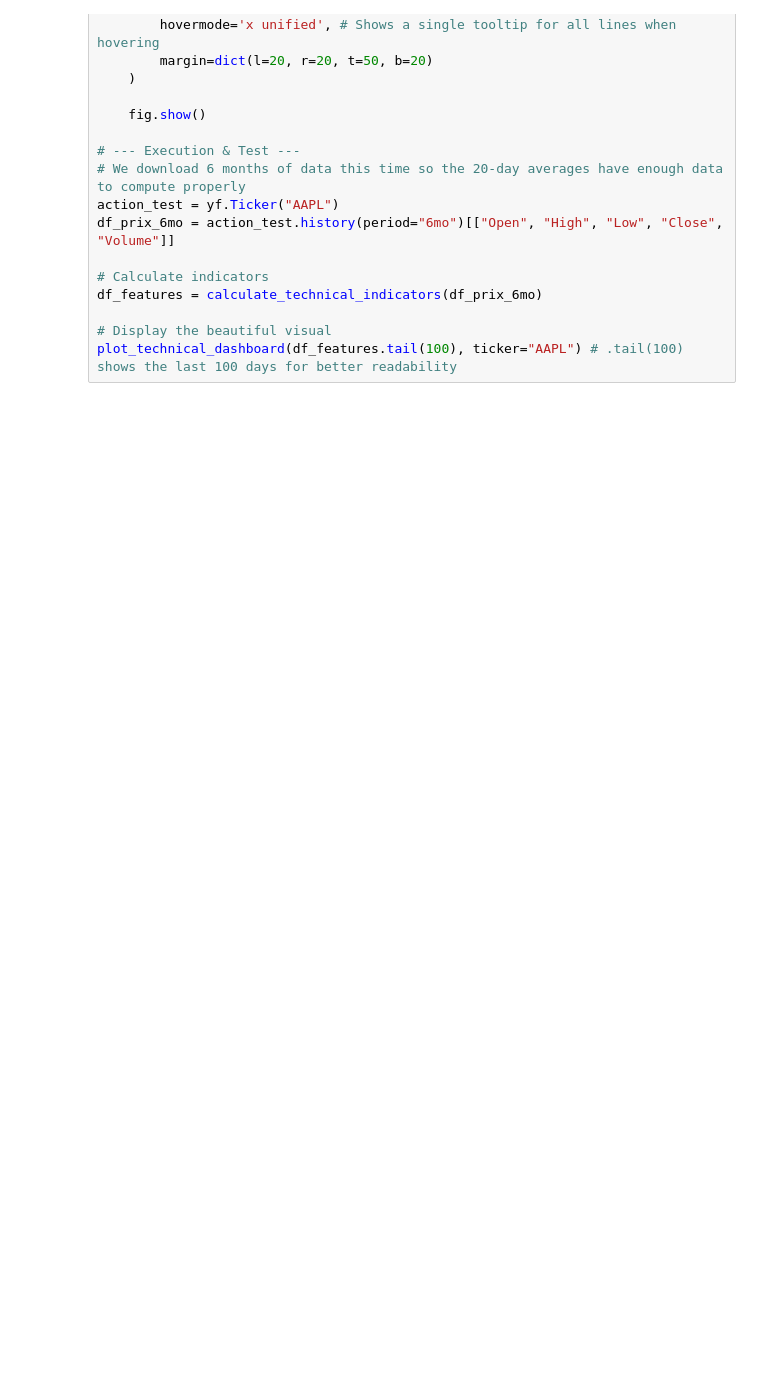
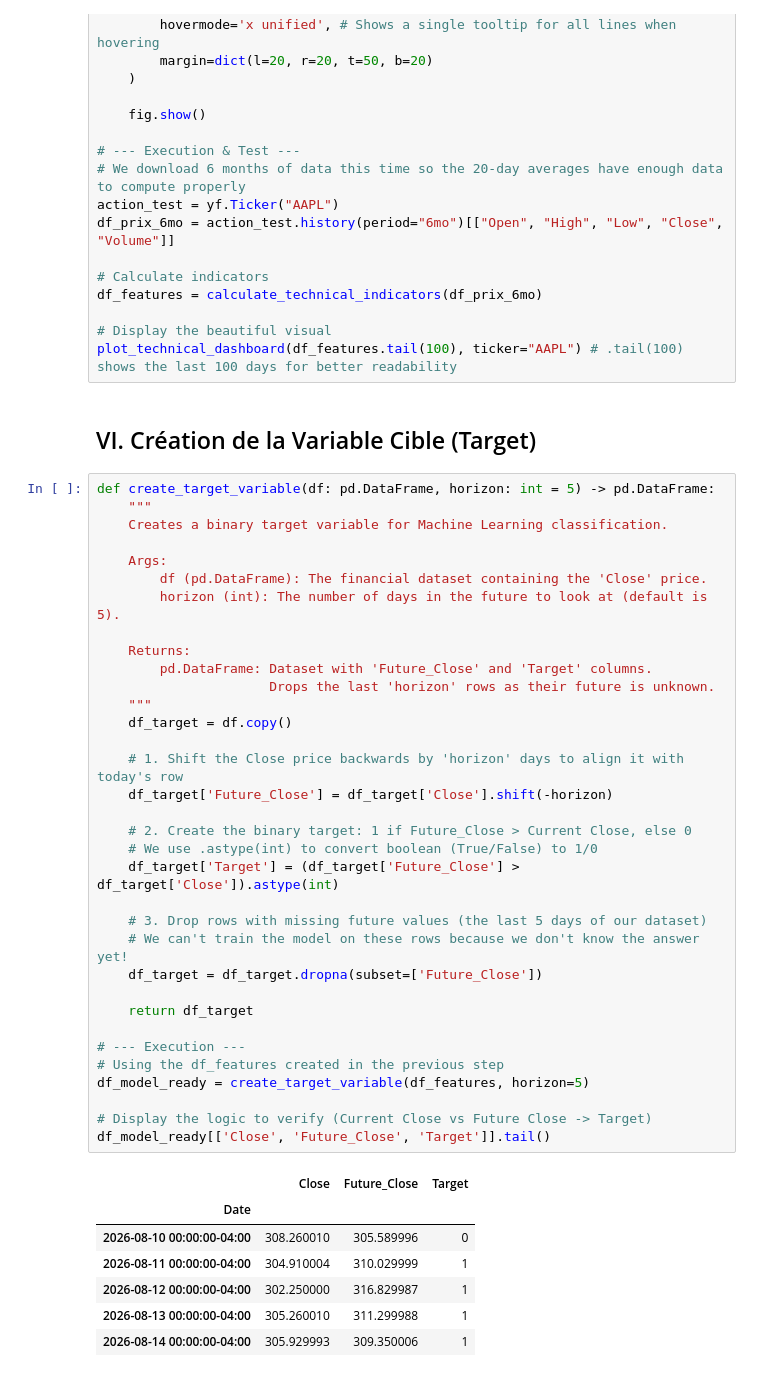
Before and after one commit to EnzoL987/Projet_Finance_NLP, a Jupyter notebook: Notebooks/01_exploration_yfinance_newsapi.ipynb, the cells around one changed output. Saved outputs shown, nothing was run; the diff lists cells and outputs as text; blank space fills up the shorter version.

```diff
--- a/Notebooks/01_exploration_yfinance_newsapi.ipynb
+++ b/Notebooks/01_exploration_yfinance_newsapi.ipynb
@@ -310,3 +309,47 @@ df_features = calculate_technical_indicators(df_prix_6mo)
 
 # Display the beautiful visual
 plot_technical_dashboard(df_features.tail(100), ticker="AAPL") # .tail(100) shows the last 100 days for better readability
+# %% [markdown]
+## VI. Création de la Variable Cible (Target)
+# %%
+def create_target_variable(df: pd.DataFrame, horizon: int = 5) -> pd.DataFrame:
+    """
+    Creates a binary target variable for Machine Learning classification.
+
+    Args:
+        df (pd.DataFrame): The financial dataset containing the 'Close' price.
+        horizon (int): The number of days in the future to look at (default is 5).
+
+    Returns:
+        pd.DataFrame: Dataset with 'Future_Close' and 'Target' columns.
+                      Drops the last 'horizon' rows as their future is unknown.
+    """
+    df_target = df.copy()
+
+    # 1. Shift the Close price backwards by 'horizon' days to align it with today's row
+    df_target['Future_Close'] = df_target['Close'].shift(-horizon)
+
+    # 2. Create the binary target: 1 if Future_Close > Current Close, else 0
+    # We use .astype(int) to convert boolean (True/False) to 1/0
+    df_target['Target'] = (df_target['Future_Close'] > df_target['Close']).astype(int)
+
+    # 3. Drop rows with missing future values (the last 5 days of our dataset)
+    # We can't train the model on these rows because we don't know the answer yet!
+    df_target = df_target.dropna(subset=['Future_Close'])
+
+    return df_target
+
+# --- Execution ---
+# Using the df_features created in the previous step
+df_model_ready = create_target_variable(df_features, horizon=5)
+
+# Display the logic to verify (Current Close vs Future Close -> Target)
+df_model_ready[['Close', 'Future_Close', 'Target']].tail()
+# %% [output]
+|  | Close | Future_Close | Target |
+| Date |  |  |  |
+| 2026-08-10 00:00:00-04:00 | 308.260010 | 305.589996 | 0 |
+| 2026-08-11 00:00:00-04:00 | 304.910004 | 310.029999 | 1 |
+| 2026-08-12 00:00:00-04:00 | 302.250000 | 316.829987 | 1 |
+| 2026-08-13 00:00:00-04:00 | 305.260010 | 311.299988 | 1 |
+| 2026-08-14 00:00:00-04:00 | 305.929993 | 309.350006 | 1 |
```
Also changed, not shown: parts of 8 cells of this notebook, 1 other file.
